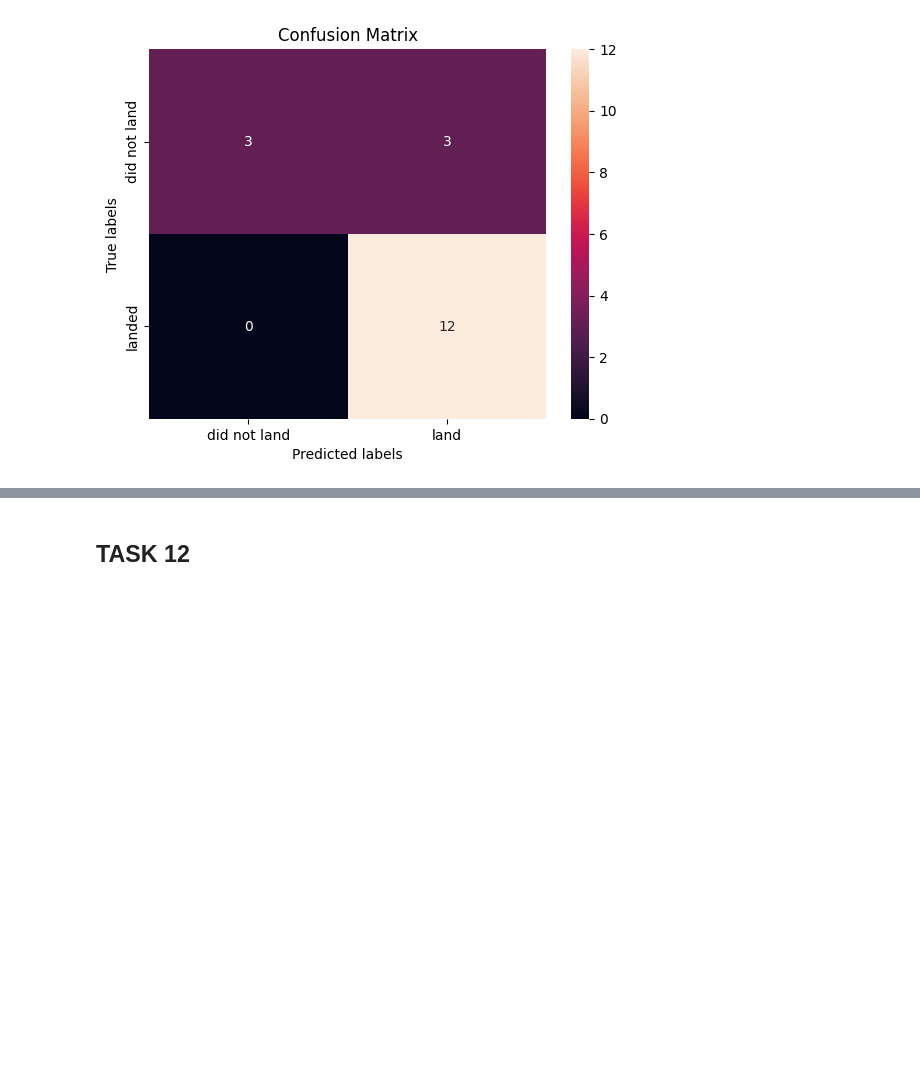
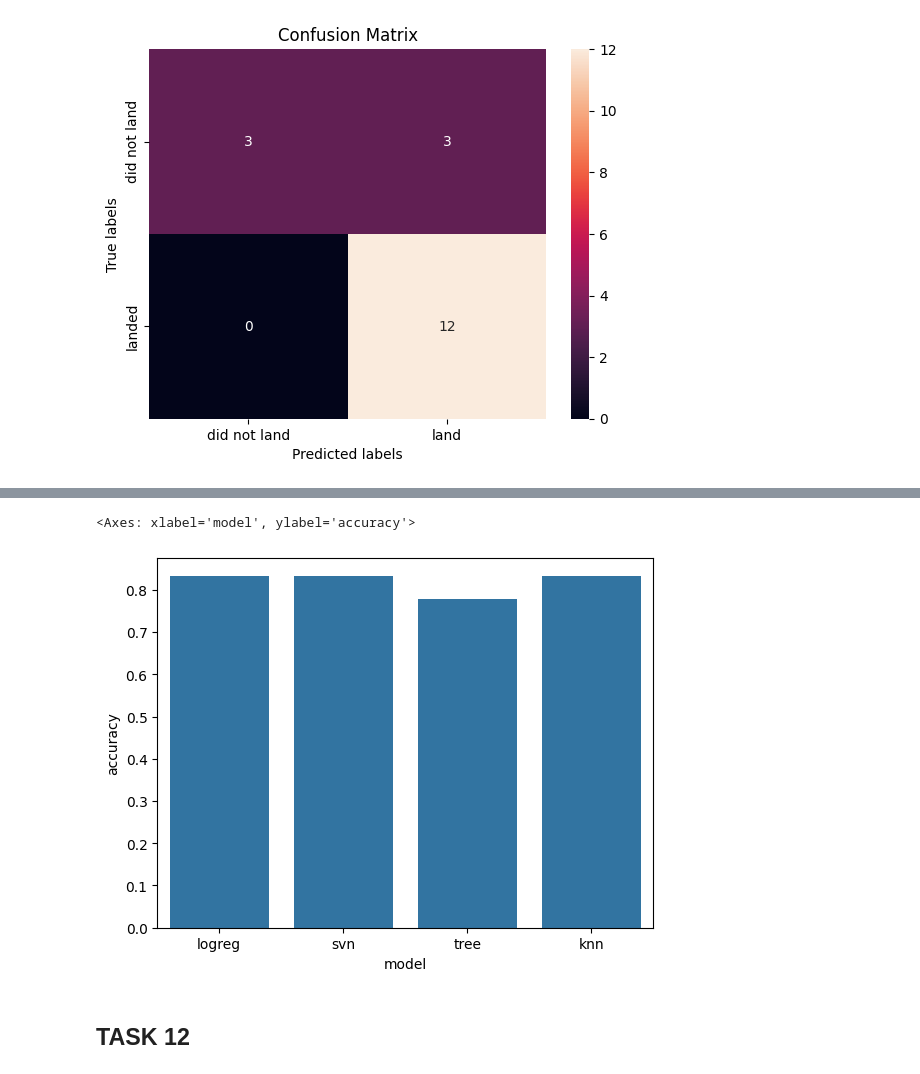
Before and after one commit to castypod/IBM_Data_Science_K10_M5, a Jupyter notebook: SpaceX-Machine-Learning-Prediction-Part-5-v1.ipynb, the cells around one changed output, grey strips where cells are left out. Saved outputs shown, nothing was run; the diff lists cells and outputs as text; code cells hidden in the pictures; blank space fills up the shorter version.

```diff
--- a/SpaceX-Machine-Learning-Prediction-Part-5-v1.ipynb
+++ b/SpaceX-Machine-Learning-Prediction-Part-5-v1.ipynb
@@ -230,0 +256,4 @@ svm_cv.best_estimator_.score(X_test, Y_test)
+# %%
+svm_cv_accuracy = svm_cv.best_estimator_.score(X_test, Y_test)
+accuracy_overview.append({'model': 'svn', 'accuracy': svm_cv_accuracy})
+svm_cv_accuracy
@@ -331,0 +361,4 @@ knn_cv.best_estimator_.score(X_test, Y_test)
+# %%
+knn_cv_accuracy  = knn_cv.best_estimator_.score(X_test, Y_test)
+accuracy_overview.append({'model': 'knn', 'accuracy': knn_cv_accuracy})
+knn_cv_accuracy
@@ -338,0 +378,3 @@ plot_confusion_matrix(Y_test,yhat)
+# %%
+df_accuracy_overview: pd.DataFrame = pd.DataFrame(accuracy_overview)
+df_accuracy_overview
@@ -339,3 +387,8 @@ plot_confusion_matrix(Y_test,yhat)
+# %%
+sns.barplot(data=df_accuracy_overview, x='model', y='accuracy')
+# %% [output]
+<Axes: xlabel='model', ylabel='accuracy'>
+[figure, added]
 # %% [markdown]
 ## TASK  12
 # %% [markdown]
```
Also changed, not shown: parts of 21 cells of this notebook.
